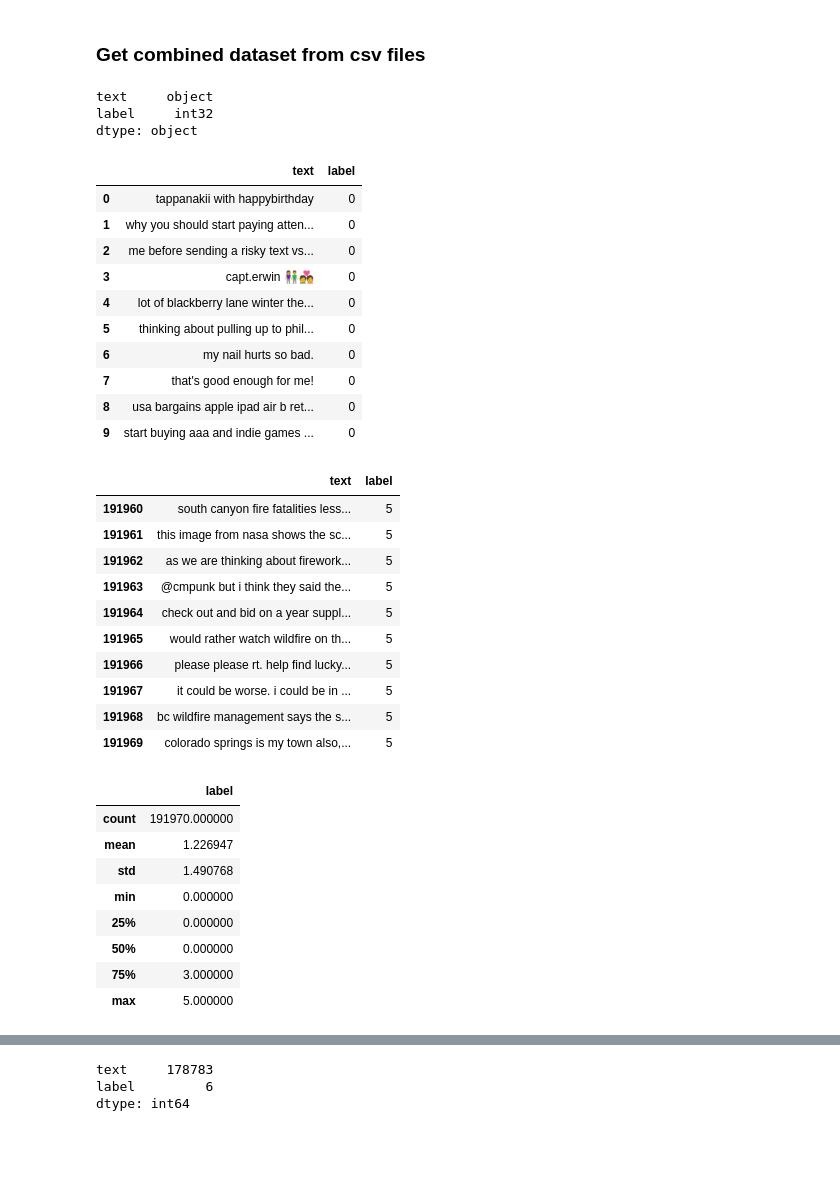
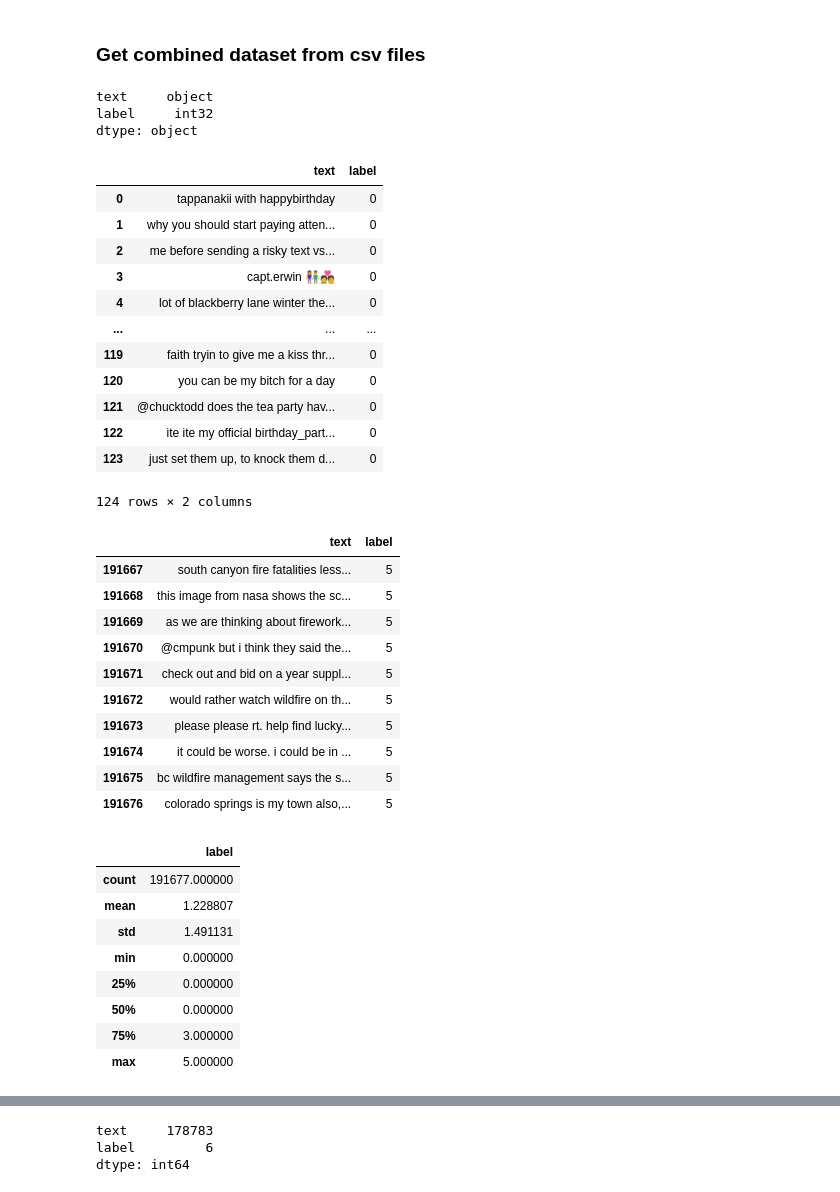
Before and after one commit to Azia-Bay/Capstone-Project, a Jupyter notebook: eda.ipynb, the cells around one changed output, grey strips where cells are left out. Saved outputs shown, nothing was run; the diff lists cells and outputs as text; code cells hidden in the pictures; blank space fills up the shorter version.

```diff
--- a/eda.ipynb
+++ b/eda.ipynb
@@ -21,49 +21,52 @@ import seaborn as sb
 # %%
 file_path_csv = "crisisnlp-disaster/combined_dataset.csv"
 dtype_dict = {
     'text': 'str',
     'label': 'int32'
 }
 
 df = pd.read_csv(file_path_csv, dtype=dtype_dict)
 print(df.dtypes)
-df.head(10)
+df = df.dropna().reset_index(drop=True)
+df.head(124)
 # %% [output]
 text     object
 label     int32
 dtype: object
 |  | text | label |
 | 0 | tappanakii with happybirthday | 0 |
 | 1 | why you should start paying atten... | 0 |
 | 2 | me before sending a risky text vs... | 0 |
 | 3 | capt.erwin 👫💑 | 0 |
 | 4 | lot of blackberry lane winter the... | 0 |
-| 5 | thinking about pulling up to phil... | 0 |
-| 6 | my nail hurts so bad. | 0 |
-| 7 | that's good enough for me! | 0 |
-| 8 | usa bargains apple ipad air b ret... | 0 |
-| 9 | start buying aaa and indie games ... | 0 |
+| ... | ... | ... |
+| 119 | faith tryin to give me a kiss thr... | 0 |
+| 120 | you can be my bitch for a day  | 0 |
+| 121 | @chucktodd does the tea party hav... | 0 |
+| 122 | ite ite my official birthday_part... | 0 |
+| 123 | just set them up, to knock them d... | 0 |
+124 rows × 2 columns
 # %%
 df.tail(10)
 # %% [output]
 |  | text | label |
-| 191960 | south canyon fire fatalities less... | 5 |
-| 191961 | this image from nasa shows the sc... | 5 |
-| 191962 | as we are thinking about firework... | 5 |
-| 191963 | @cmpunk but i think they said the... | 5 |
-| 191964 | check out and bid on a year suppl... | 5 |
-| 191965 | would rather watch wildfire on th... | 5 |
-| 191966 | please please rt. help find lucky... | 5 |
-| 191967 | it could be worse. i could be in ... | 5 |
-| 191968 | bc wildfire management says the s... | 5 |
-| 191969 | colorado springs is my town also,... | 5 |
+| 191667 | south canyon fire fatalities less... | 5 |
+| 191668 | this image from nasa shows the sc... | 5 |
+| 191669 | as we are thinking about firework... | 5 |
+| 191670 | @cmpunk but i think they said the... | 5 |
+| 191671 | check out and bid on a year suppl... | 5 |
+| 191672 | would rather watch wildfire on th... | 5 |
+| 191673 | please please rt. help find lucky... | 5 |
+| 191674 | it could be worse. i could be in ... | 5 |
+| 191675 | bc wildfire management says the s... | 5 |
+| 191676 | colorado springs is my town also,... | 5 |
 # %%
 df.describe()
 # %% [output]
 |  | label |
-| count | 191970.000000 |
-| mean | 1.226947 |
-| std | 1.490768 |
+| count | 191677.000000 |
+| mean | 1.228807 |
+| std | 1.491131 |
 | min | 0.000000 |
 | 25% | 0.000000 |
 | 50% | 0.000000 |
```
Also changed, not shown: parts of 9 cells of this notebook, 3 other files.
